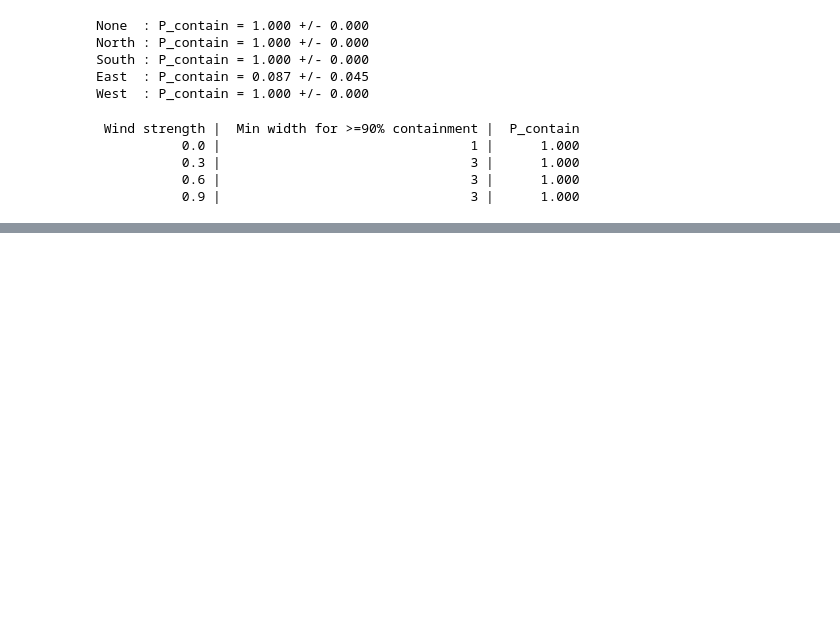
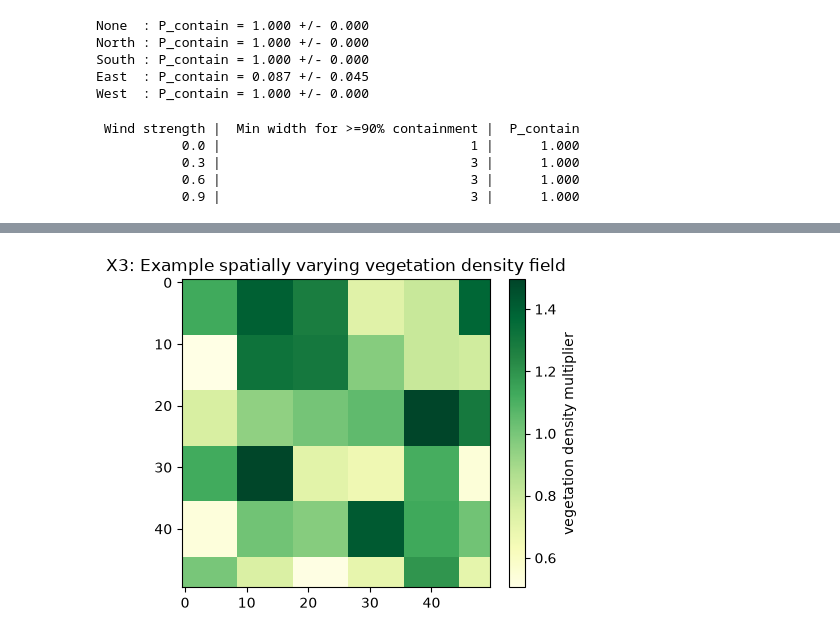
Before and after one commit to ManithMss/wildfire-firebreak-simulator, a Jupyter notebook: notebook/wildfire-firebreak-simulator.ipynb, the cells around one changed output, grey strips where cells are left out. Cells and saved outputs as stored; diff of their text form; code cells hidden in the pictures; blank space fills up the shorter version.

```diff
--- a/notebook/wildfire-firebreak-simulator.ipynb
+++ b/notebook/wildfire-firebreak-simulator.ipynb
@@ -413,0 +468,80 @@ for s, w, p in summary_rows:
+# %%
+# X3: Stretch extension - spatially varying vegetation density
+def make_density_field(L, rng, low=0.5, high=1.5, patchiness=6):
+    """Smoothly varying density multiplier field, values roughly in [low, high],
+    built by upsampling a coarse random grid (a simple patchy-fuel approximation)."""
+    coarse = rng.uniform(low, high, size=(patchiness, patchiness))
+    density = np.kron(coarse, np.ones((L // patchiness + 1, L // patchiness + 1)))[:L, :L]
+    return density
+
+def step_with_density(grid, rng, p0, wind_strength, wind_dir, p_ember, max_jump, density):
+    """Same transition rule as step(), but the base ignition probability is scaled
+    per cell by the local vegetation-density multiplier."""
+    L = grid.shape[0]
+    new_grid = grid.copy()
+    ux, uy = WIND_VECTORS[wind_dir]
+    burning_mask = (grid == BURNING)
+    unburned_mask = (grid == UNBURNED)
+    new_grid[burning_mask] = BURNED
+    burning_coords = np.argwhere(burning_mask)
+    w = np.zeros((L, L))
+    for (bi, bj) in burning_coords:
+        for (di, dj) in NEIGHBOUR_OFFSETS:
+            ti, tj = bi + di, bj + dj
+            if 0 <= ti < L and 0 <= tj < L and unburned_mask[ti, tj]:
+                dx, dy = (tj - bj), (ti - bi)
+                dd = _unit(dx, dy)
+                align = max(0.0, dd[0]*ux + dd[1]*uy)
+                w[ti, tj] += 1.0 + wind_strength * align
+    p0_field = np.clip(p0 * density, 0.0, 0.999)
+    p_ignite = 1.0 - (1.0 - p0_field) ** w
+    draws = rng.random((L, L))
+    ignite_mask = unburned_mask & (draws < p_ignite)
+    new_grid[ignite_mask] = BURNING
+    if p_ember > 0 and wind_strength > 0 and wind_dir != "None":
+        for (bi, bj) in burning_coords:
+            if rng.random() < p_ember:
+                jump = rng.integers(1, max_jump + 1)
+                ti = int(round(bi + uy * jump))
+                tj = int(round(bj + ux * jump))
+                if 0 <= ti < L and 0 <= tj < L and new_grid[ti, tj] == UNBURNED:
+                    new_grid[ti, tj] = BURNING
+    return new_grid
+
+def run_with_density(L, firebreak_width, wind_strength, wind_dir, density_seed, p0=0.25,
+                      p_ember=0.05, max_jump=3, max_steps=200, seed=0):
+    rng = np.random.default_rng(seed)
+    density = make_density_field(L, np.random.default_rng(density_seed))
+    grid = make_grid(L, firebreak_width)
+    grid = ignite_left_edge(grid, rng)
+    centre = L // 2; half = firebreak_width // 2
+    protected_start_col = max(0, centre - half) + max(firebreak_width, 1)
+    crossed = False
+    for t in range(max_steps):
+        grid = step_with_density(grid, rng, p0, wind_strength, wind_dir, p_ember, max_jump, density)
+        if np.any(grid[:, protected_start_col:] == BURNING) or np.any(grid[:, protected_start_col:] == BURNED):
+            crossed = True; break
+        if not np.any(grid == BURNING):
+            break
+    return not crossed, density
+
+# Compare containment probability with uniform vs patchy vegetation density, same firebreak/wind
+N_X3 = 100
+uniform_outcomes = [run_simulation(L=50, firebreak_width=1, wind_strength=0.5, wind_dir="East",
+                                    p0=0.25, p_ember=0.05, seed=s)["contained"] for s in range(N_X3)]
+patchy_outcomes = [run_with_density(L=50, firebreak_width=1, wind_strength=0.5, wind_dir="East",
+                                     density_seed=s, seed=s)[0] for s in range(N_X3)]
+
+p_uniform = np.mean(uniform_outcomes); se_uniform = np.sqrt(p_uniform*(1-p_uniform)/N_X3)
+p_patchy = np.mean(patchy_outcomes); se_patchy = np.sqrt(p_patchy*(1-p_patchy)/N_X3)
+print(f"Uniform density: P_contain = {p_uniform:.3f} +/- {1.96*se_uniform:.3f}")
+print(f"Patchy density:  P_contain = {p_patchy:.3f} +/- {1.96*se_patchy:.3f}")
+
+_, example_density = run_with_density(L=50, firebreak_width=1, wind_strength=0.5, wind_dir="East",
+                                       density_seed=7, seed=7)
+plt.figure(figsize=(5,4))
+plt.imshow(example_density, cmap="YlGn")
+plt.colorbar(label="vegetation density multiplier")
+plt.title("X3: Example spatially varying vegetation density field")
+plt.show()
+# %% [output]
@@ -413,0 +550 @@ for s, w, p in summary_rows:
+[figure, added]
```
Also changed, not shown: parts of 12 cells of this notebook, 2 other files.
